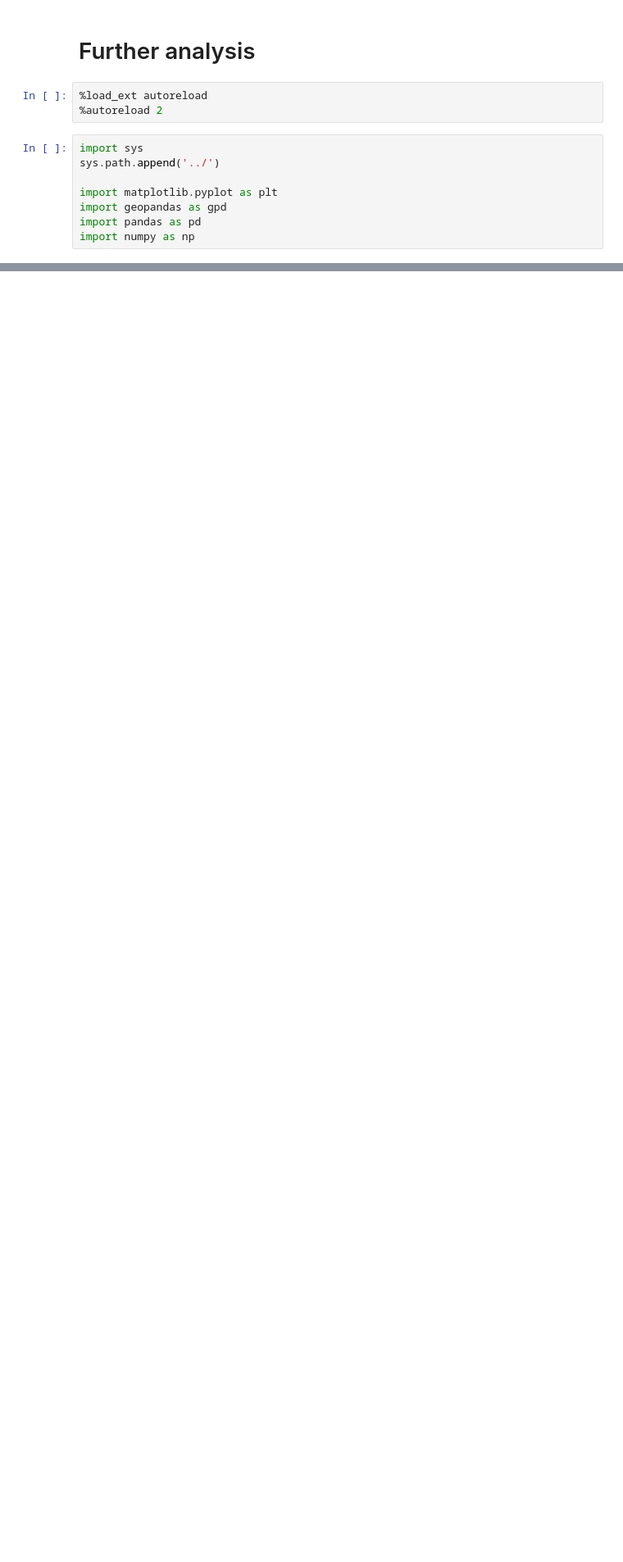
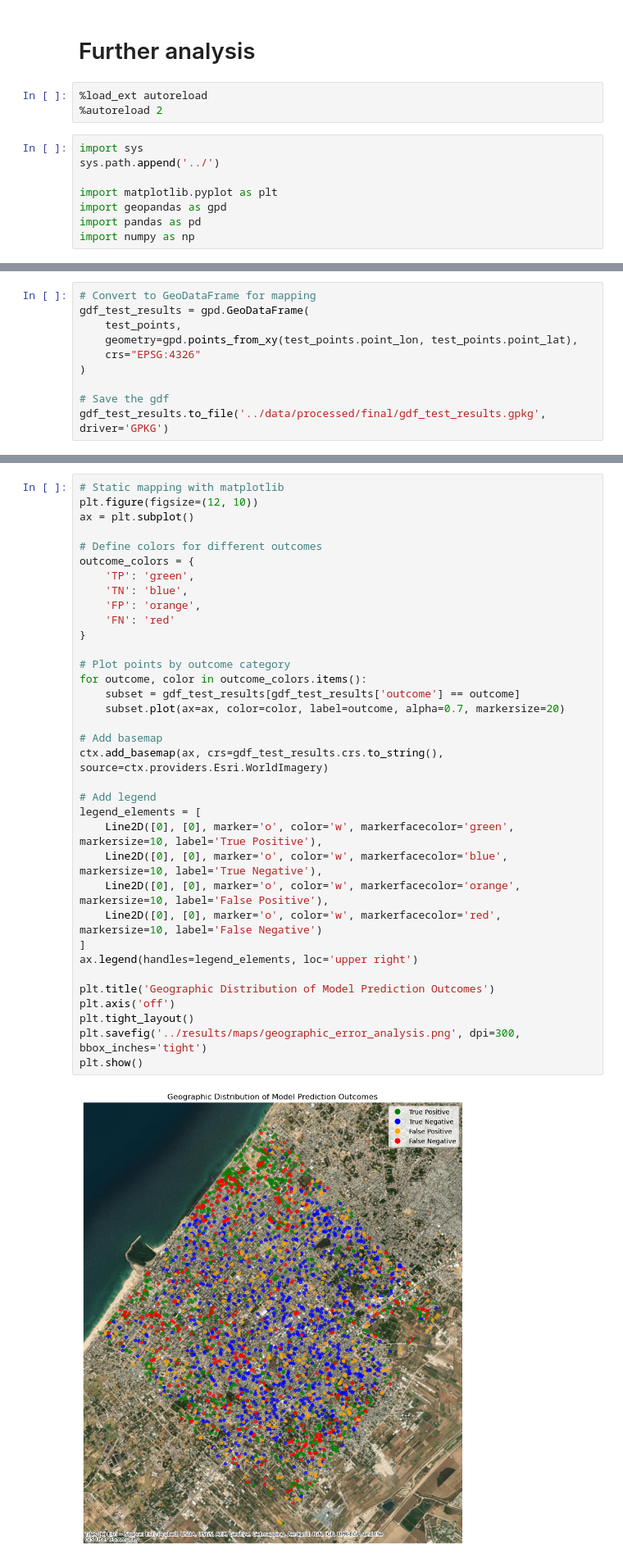
Before and after one commit to MatteoLarrode/ML-BuildingDamageViaSatellite, a Jupyter notebook: notebooks/05_further_analysis.ipynb, the cells around one changed output, grey strips where cells are left out. Shown at 82% size. Drawn from its saved outputs; the diff is of its cells as text; blank space fills up the shorter version.

Commit message:
progress on analysis

```diff
--- a/notebooks/05_further_analysis.ipynb
+++ b/notebooks/05_further_analysis.ipynb
@@ -170,0 +53,10 @@ print("\nModel training and evaluation complete!")
+# %%
+# Convert to GeoDataFrame for mapping
+gdf_test_results = gpd.GeoDataFrame(
+    test_points,
+    geometry=gpd.points_from_xy(test_points.point_lon, test_points.point_lat),
+    crs="EPSG:4326"
+)
+
+# Save the gdf
+gdf_test_results.to_file('../data/processed/final/gdf_test_results.gpkg', driver='GPKG')
@@ -170,0 +93,37 @@ print("\nModel training and evaluation complete!")
+# %%
+# Static mapping with matplotlib
+plt.figure(figsize=(12, 10))
+ax = plt.subplot()
+
+# Define colors for different outcomes
+outcome_colors = {
+    'TP': 'green',
+    'TN': 'blue',
+    'FP': 'orange',
+    'FN': 'red'
+}
+
+# Plot points by outcome category
+for outcome, color in outcome_colors.items():
+    subset = gdf_test_results[gdf_test_results['outcome'] == outcome]
+    subset.plot(ax=ax, color=color, label=outcome, alpha=0.7, markersize=20)
+
+# Add basemap
+ctx.add_basemap(ax, crs=gdf_test_results.crs.to_string(), source=ctx.providers.Esri.WorldImagery)
+
+# Add legend
+legend_elements = [
+    Line2D([0], [0], marker='o', color='w', markerfacecolor='green', markersize=10, label='True Positive'),
+    Line2D([0], [0], marker='o', color='w', markerfacecolor='blue', markersize=10, label='True Negative'),
+    Line2D([0], [0], marker='o', color='w', markerfacecolor='orange', markersize=10, label='False Positive'),
+    Line2D([0], [0], marker='o', color='w', markerfacecolor='red', markersize=10, label='False Negative')
+]
+ax.legend(handles=legend_elements, loc='upper right')
+
+plt.title('Geographic Distribution of Model Prediction Outcomes')
+plt.axis('off')
+plt.tight_layout()
+plt.savefig('../results/maps/geographic_error_analysis.png', dpi=300, bbox_inches='tight')
+plt.show()
+# %% [output]
+[figure, added]
```
Also changed, not shown: parts of 6 cells of this notebook, 17 other files.
